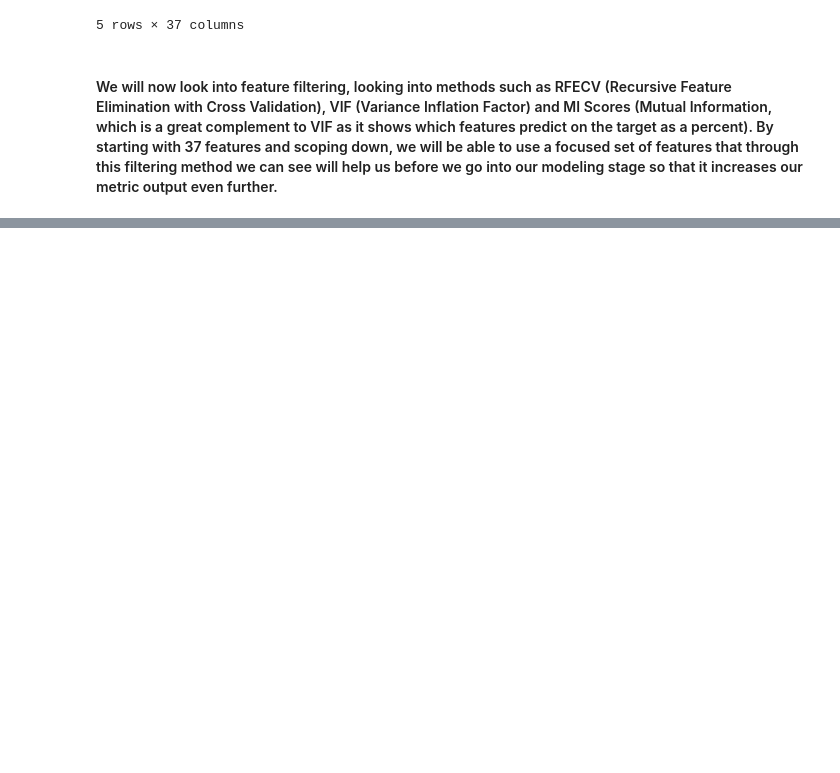
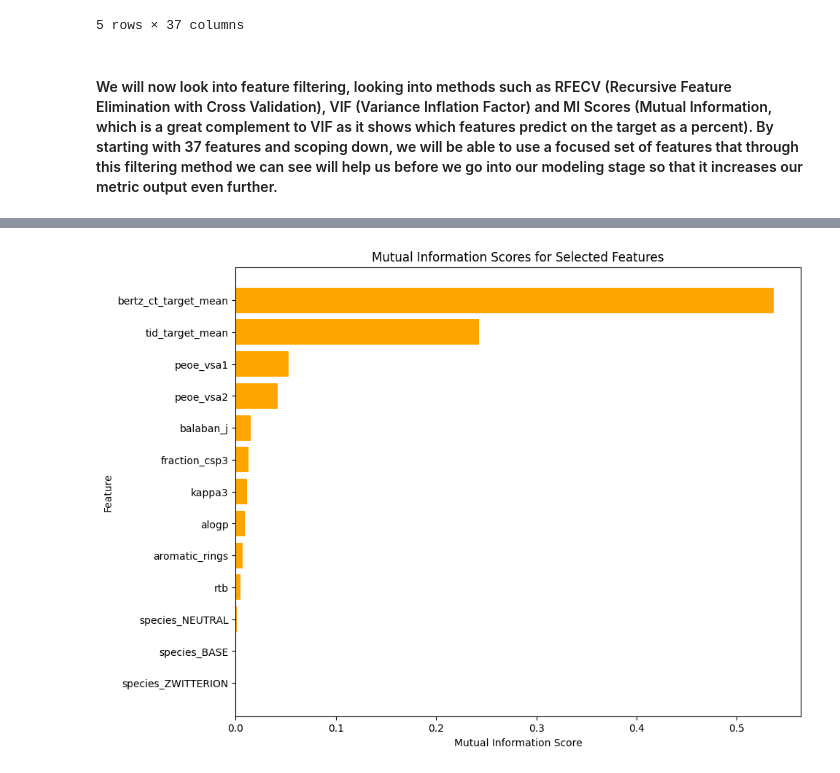
Before and after one commit to Taliwat/BioPred, a Jupyter notebook: Phase_1/Notebooks/phase_1_fe.ipynb, the cells around one changed output, grey strips where cells are left out. Cells and saved outputs as stored; diff of their text form; code cells hidden in the pictures; blank space fills up the shorter version.

```diff
--- a/Phase_1/Notebooks/phase_1_fe.ipynb
+++ b/Phase_1/Notebooks/phase_1_fe.ipynb
@@ -177,0 +280,23 @@ feat_fil_df.head()
+# %%
+# Run the MI Scores, starting with defining X and y again using our filtered list of features from our VIF list.
+X_mi = feat_fil_df[['aromatic_rings', 'bertz_ct_target_mean', 'balaban_j', 'rtb', 'alogp', 'species_NEUTRAL', 'peoe_vsa1',
+                    'fraction_csp3', 'peoe_vsa2', 'species_BASE', 'species_ZWITTERION', 'tid_target_mean', 'kappa3']]
+y_mi = feat_fil_df['min_standard_value']
+
+# Compute the MI scores
+mi_scores = mutual_info_regression(X_mi, y_mi, discrete_features='auto')
+
+# Convert to a dataframe
+mi_results = pd.DataFrame({'Feature': X_mi.columns, 'MI Score': mi_scores})
+mi_results = mi_results.sort_values(by = 'MI Score', ascending = False)
+
+# Plot the MI Scores
+plt.figure(figsize = (10,8))
+plt.barh(mi_results['Feature'], mi_results['MI Score'], color = 'orange')
+plt.xlabel('Mutual Information Score')
+plt.ylabel('Feature')
+plt.title('Mutual Information Scores for Selected Features')
+plt.gca().invert_yaxis() # Shows highest score at the top
+plt.show()
+# %% [output]
+[figure, added]
```
Also changed, not shown: parts of 4 cells of this notebook.
